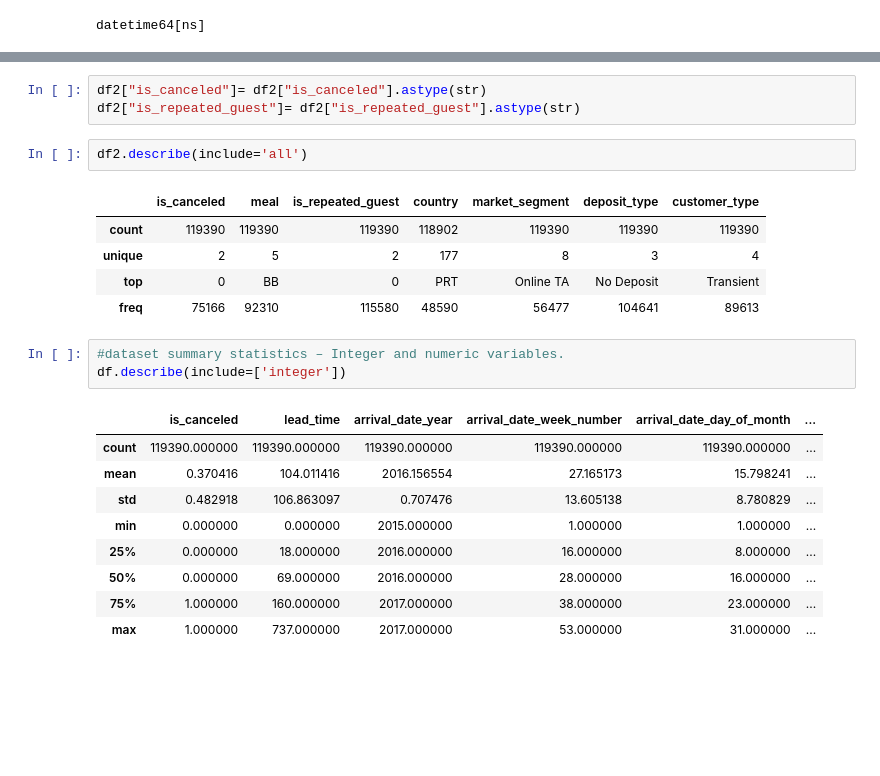
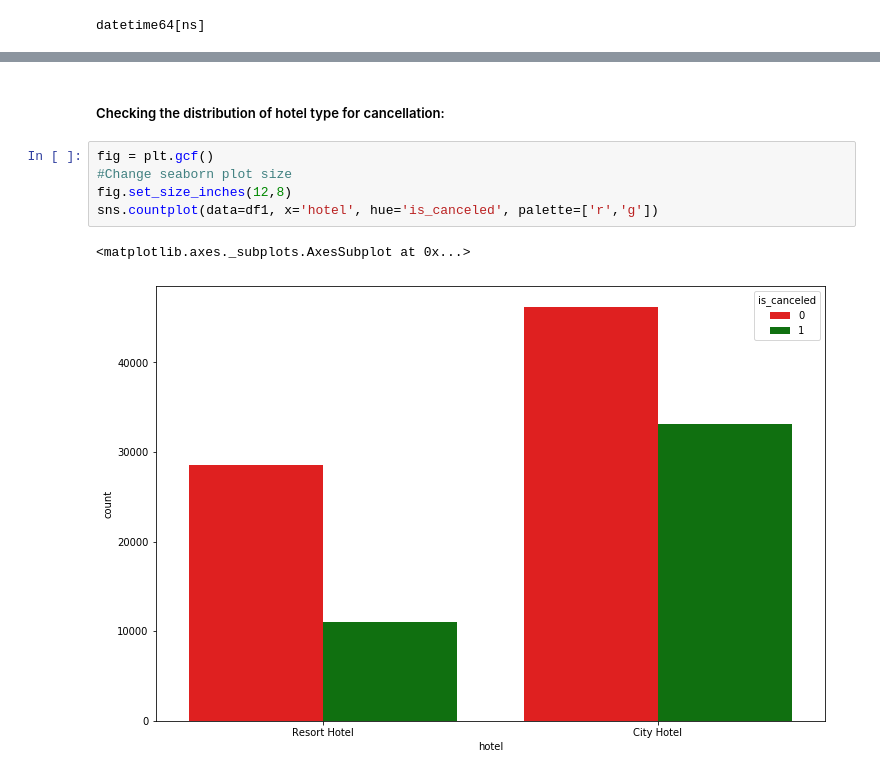
Before and after one commit to safaena123/DM_ML_Project, a Jupyter notebook: Part1.ipynb, the cells around one changed output, grey strips where cells are left out. Drawn from its saved outputs; the diff is of its cells as text; blank space fills up the shorter version.

```diff
--- a/Part1.ipynb
+++ b/Part1.ipynb
@@ -153,24 +182,10 @@ df2
-# %%
-df2["is_canceled"]= df2["is_canceled"].astype(str)
-df2["is_repeated_guest"]= df2["is_repeated_guest"].astype(str)
-# %%
-df2.describe(include='all')
-# %% [output]
-|  | is_canceled | meal | is_repeated_guest | country | market_segment | deposit_type | customer_type |
-| count | 119390 | 119390 | 119390 | 118902 | 119390 | 119390 | 119390 |
-| unique | 2 | 5 | 2 | 177 | 8 | 3 | 4 |
-| top | 0 | BB | 0 | PRT | Online TA | No Deposit | Transient |
-| freq | 75166 | 92310 | 115580 | 48590 | 56477 | 104641 | 89613 |
-# %%
-#dataset summary statistics – Integer and numeric variables.
-df.describe(include=['integer'])
-# %% [output]
-|  | is_canceled | lead_time | arrival_date_year | arrival_date_week_number | arrival_date_day_of_month | ... |
-| count | 119390.000000 | 119390.000000 | 119390.000000 | 119390.000000 | 119390.000000 | ... |
-| mean | 0.370416 | 104.011416 | 2016.156554 | 27.165173 | 15.798241 | ... |
-| std | 0.482918 | 106.863097 | 0.707476 | 13.605138 | 8.780829 | ... |
-| min | 0.000000 | 0.000000 | 2015.000000 | 1.000000 | 1.000000 | ... |
-| 25% | 0.000000 | 18.000000 | 2016.000000 | 16.000000 | 8.000000 | ... |
-| 50% | 0.000000 | 69.000000 | 2016.000000 | 28.000000 | 16.000000 | ... |
-| 75% | 1.000000 | 160.000000 | 2017.000000 | 38.000000 | 23.000000 | ... |
-| max | 1.000000 | 737.000000 | 2017.000000 | 53.000000 | 31.000000 | ... |
+# %% [markdown]
+##### Checking the distribution of hotel type for cancellation:
+# %%
+fig = plt.gcf()
+#Change seaborn plot size
+fig.set_size_inches(12,8)
+sns.countplot(data=df1, x='hotel', hue='is_canceled', palette=['r','g'])
+# %% [output]
+<matplotlib.axes._subplots.AxesSubplot at 0x...>
+[figure, added]
```
Also changed, not shown: parts of 20 cells of this notebook.
